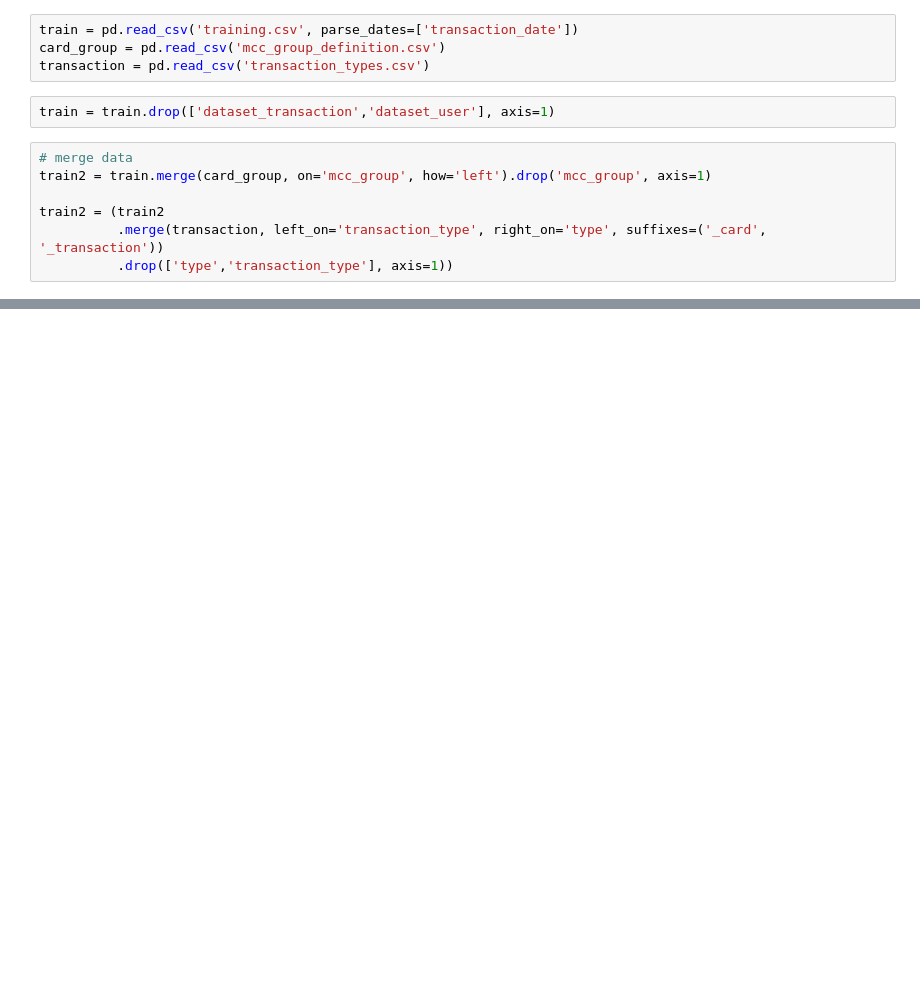
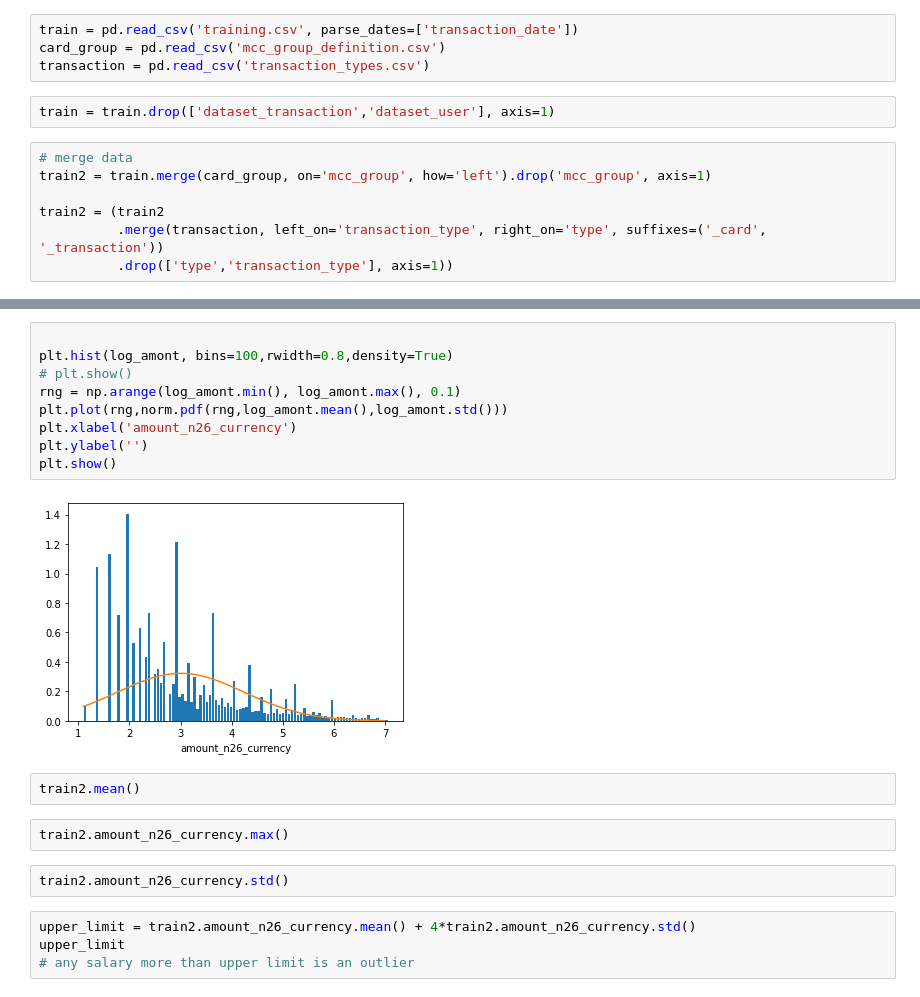
Before and after one commit to NehaBari/Interviews, a Jupyter notebook: N26_assignment.ipynb, the cells around one changed output, grey strips where cells are left out. Saved outputs shown, nothing was run; the diff lists cells and outputs as text; blank space fills up the shorter version.

```diff
--- a/N26_assignment.ipynb
+++ b/N26_assignment.ipynb
@@ -33 +55,22 @@ train2 = (train2
+# %%
+
+plt.hist(log_amont, bins=100,rwidth=0.8,density=True)
+# plt.show()
+rng = np.arange(log_amont.min(), log_amont.max(), 0.1)
+plt.plot(rng,norm.pdf(rng,log_amont.mean(),log_amont.std()))
+plt.xlabel('amount_n26_currency')
+plt.ylabel('')
+plt.show()
+# %% [output]
+[figure, added]
+# %%
+train2.mean()
+# %%
+train2.amount_n26_currency.max()
+# %%
+train2.amount_n26_currency.std()
+# %%
+upper_limit = train2.amount_n26_currency.mean() + 4*train2.amount_n26_currency.std()
+upper_limit
+# any salary more than upper limit is an outlier
 # %%
```
Also changed, not shown: parts of 80 cells of this notebook.
